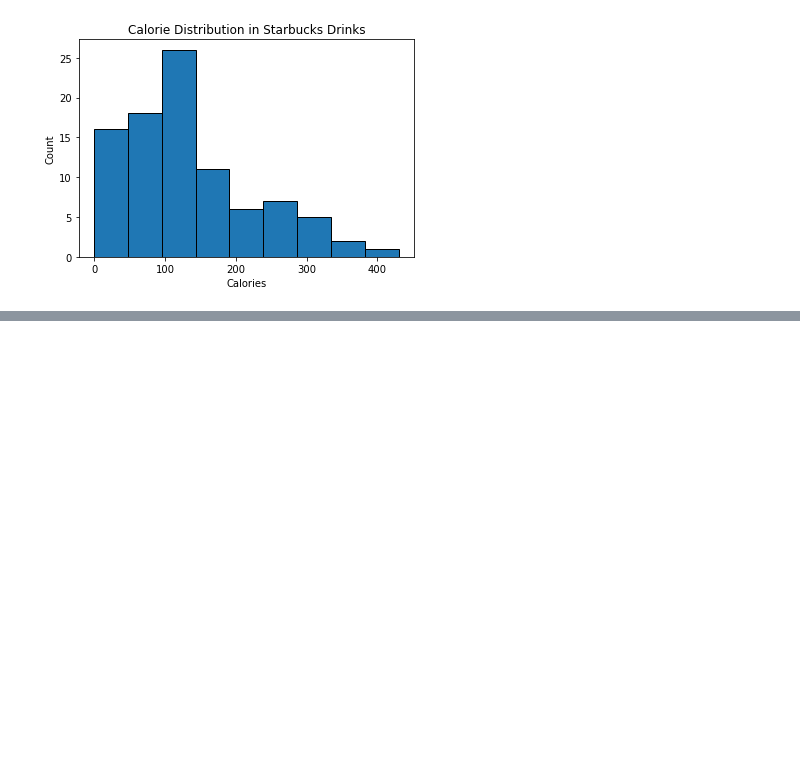
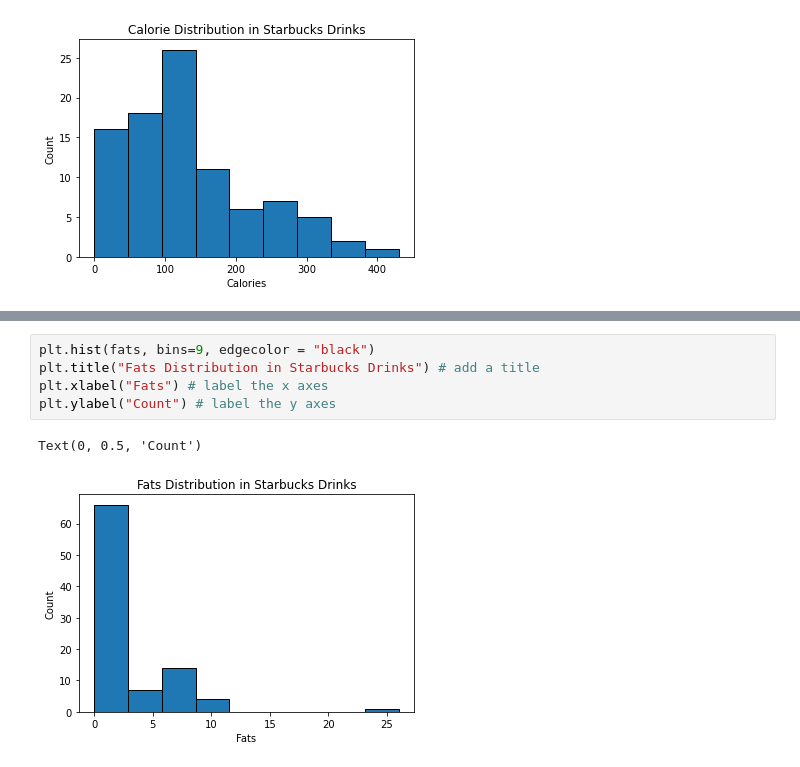
Before and after one commit to ChaiFramework/Starbucks-Nutrition-Analysis, a Jupyter notebook: Starbucks-Nutrition-Analysis.ipynb, the cells around one changed output, grey strips where cells are left out. Drawn from its saved outputs; the diff is of its cells as text; blank space fills up the shorter version.

```diff
--- a/Starbucks-Nutrition-Analysis.ipynb
+++ b/Starbucks-Nutrition-Analysis.ipynb
@@ -112,0 +132,8 @@ Text(0, 0.5, 'Count')
+# %%
+plt.hist(fats, bins=9, edgecolor = "black")
+plt.title("Fats Distribution in Starbucks Drinks") # add a title
+plt.xlabel("Fats") # label the x axes
+plt.ylabel("Count") # label the y axes
+# %% [output]
+Text(0, 0.5, 'Count')
+[figure, added]
```
Also changed, not shown: parts of 4 cells of this notebook, 1 other file.
